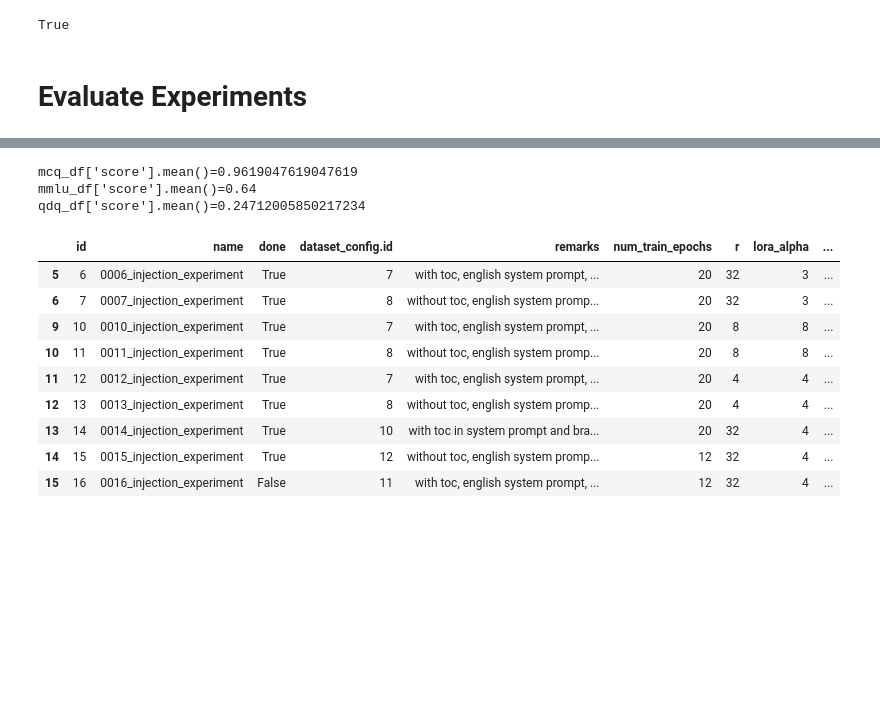
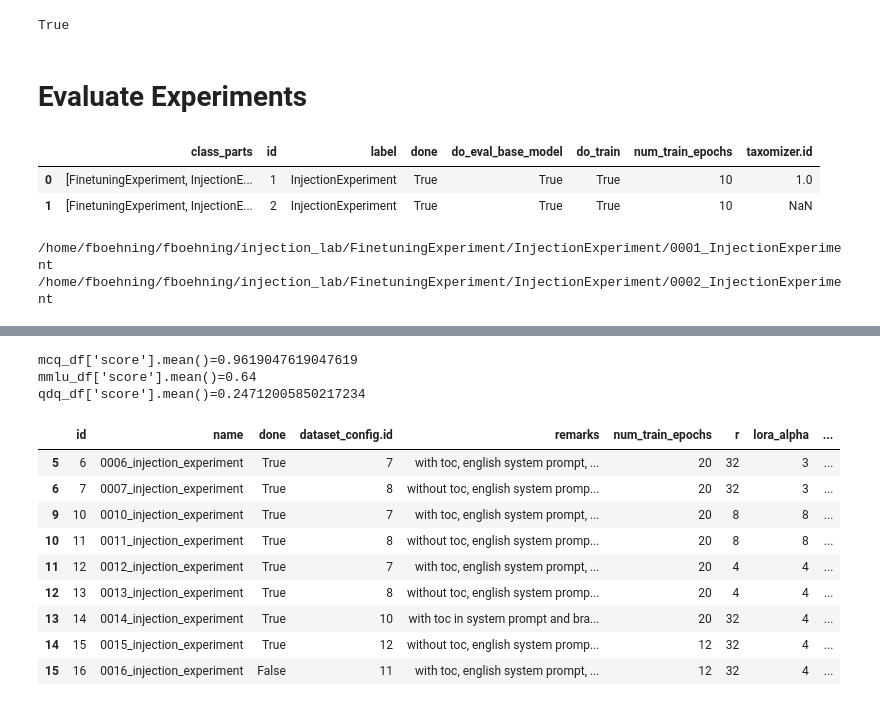
Before and after one commit to fee1ix/beesup_injection_lab, a Jupyter notebook: injection_notebook.ipynb, the cells around one changed output, grey strips where cells are left out. Cells and saved outputs as stored; diff of their text form; code cells hidden in the pictures; blank space fills up the shorter version.

```diff
--- a/injection_notebook.ipynb
+++ b/injection_notebook.ipynb
@@ -1906,3 +1906,10 @@ InjectionExperiment(-1).config['do_eval_base_model_rag']
 True
 # %% [markdown]
 # Evaluate Experiments
+# %%
+experiments_df=InjectionExperiment().get_overview(keypaths=['done','do_eval_base_model','do_train','num_train_epochs','data_df.taxomizer.id'])
+experiments_df
+# %% [output]
+|  | class_parts | id | label | done | do_eval_base_model | do_train | num_train_epochs | taxomizer.id |
+| 0 | [FinetuningExperiment, InjectionE... | 1 | InjectionExperiment | True | True | True | 10 | 1.0 |
+| 1 | [FinetuningExperiment, InjectionE... | 2 | InjectionExperiment | True | True | True | 10 | NaN |
@@ -1908,0 +1947,12 @@ True
+# %%
+
+evaluation_data=[]
+for i,row in experiments_df.iterrows():
+    experiment=InjectionExperiment(row.id)
+
+    callbacks_df=get_injection_callbacks_df(experiment)
+
+    print(experiment._path)
+# %% [output]
+/home/fboehning/fboehning/injection_lab/FinetuningExperiment/InjectionExperiment/0001_InjectionExperiment
+/home/fboehning/fboehning/injection_lab/FinetuningExperiment/InjectionExperiment/0002_InjectionExperiment
```
Also changed, not shown: parts of 6 cells of this notebook, 5 other files.
